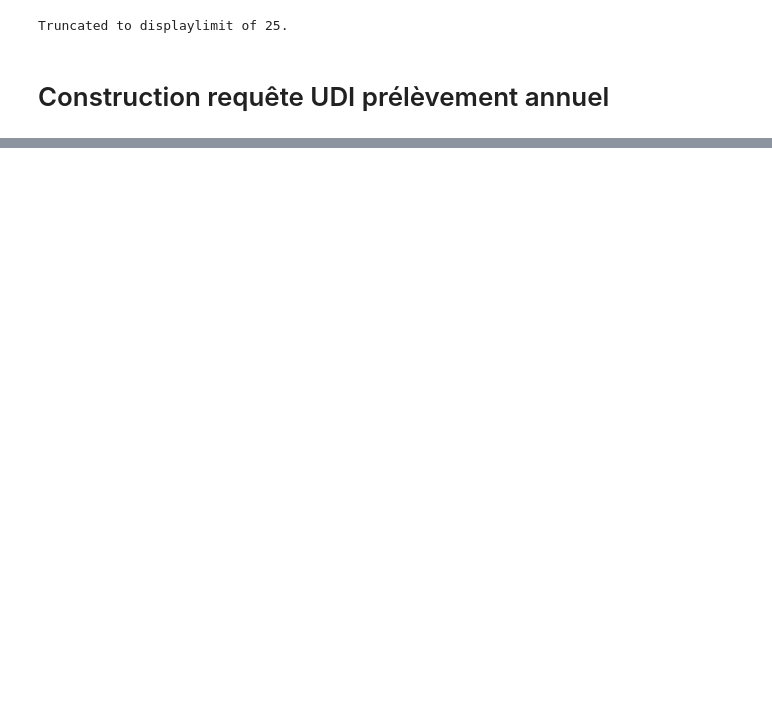
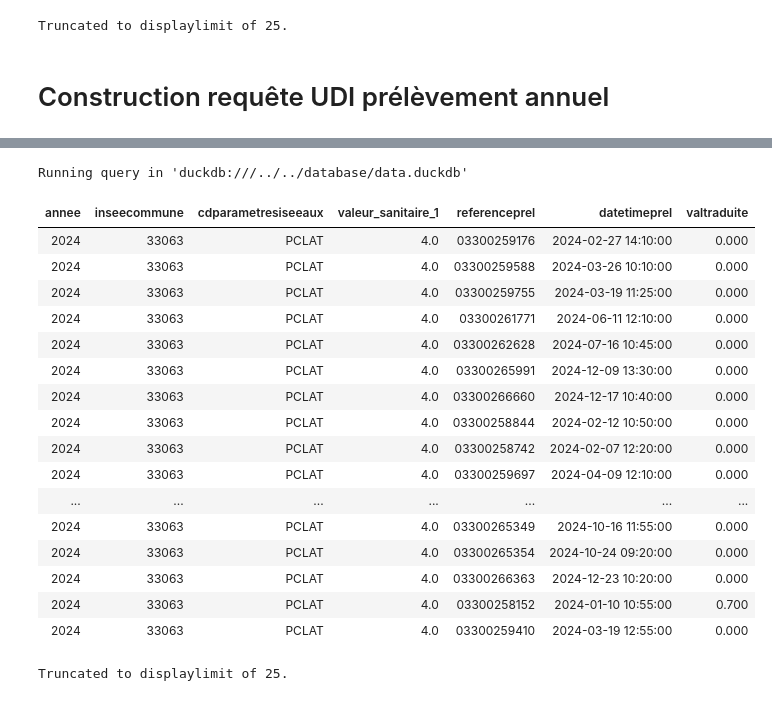
Before and after one commit to dataforgoodfr/13_pollution_eau, a Jupyter notebook: analytics/notebooks/resultats_metaux_lourds.ipynb, the cells around one changed output, grey strips where cells are left out. Cells and saved outputs as stored; diff of their text form; code cells hidden in the pictures; blank space fills up the shorter version.

```diff
--- a/analytics/notebooks/resultats_metaux_lourds.ipynb
+++ b/analytics/notebooks/resultats_metaux_lourds.ipynb
@@ -683,0 +870,37 @@ Truncated to displaylimit of 25.
+# %%
+%%sql
+
+SELECT DISTINCT
+    de_partition AS annee,
+    inseecommune,
+    cdparametresiseeaux,
+    valeur_sanitaire_1,
+    referenceprel,
+    datetimeprel,
+    valtraduite,
+FROM
+    int__resultats_udi_communes
+WHERE
+    cdparametresiseeaux IN ('14DAN', 'PCLAT')
+    AND inseecommune = '33063'
+    and de_partition = 2024
+# %% [output]
+Running query in 'duckdb:///../../database/data.duckdb'
+| annee | inseecommune | cdparametresiseeaux | valeur_sanitaire_1 | referenceprel | datetimeprel | valtraduite |
+| 2024 | 33063 | PCLAT | 4.0 | 03300259176 | 2024-02-27 14:10:00 | 0.000 |
+| 2024 | 33063 | PCLAT | 4.0 | 03300259588 | 2024-03-26 10:10:00 | 0.000 |
+| 2024 | 33063 | PCLAT | 4.0 | 03300259755 | 2024-03-19 11:25:00 | 0.000 |
+| 2024 | 33063 | PCLAT | 4.0 | 03300261771 | 2024-06-11 12:10:00 | 0.000 |
+| 2024 | 33063 | PCLAT | 4.0 | 03300262628 | 2024-07-16 10:45:00 | 0.000 |
+| 2024 | 33063 | PCLAT | 4.0 | 03300265991 | 2024-12-09 13:30:00 | 0.000 |
+| 2024 | 33063 | PCLAT | 4.0 | 03300266660 | 2024-12-17 10:40:00 | 0.000 |
+| 2024 | 33063 | PCLAT | 4.0 | 03300258844 | 2024-02-12 10:50:00 | 0.000 |
+| 2024 | 33063 | PCLAT | 4.0 | 03300258742 | 2024-02-07 12:20:00 | 0.000 |
+| 2024 | 33063 | PCLAT | 4.0 | 03300259697 | 2024-04-09 12:10:00 | 0.000 |
+| ... | ... | ... | ... | ... | ... | ... |
+| 2024 | 33063 | PCLAT | 4.0 | 03300265349 | 2024-10-16 11:55:00 | 0.000 |
+| 2024 | 33063 | PCLAT | 4.0 | 03300265354 | 2024-10-24 09:20:00 | 0.000 |
+| 2024 | 33063 | PCLAT | 4.0 | 03300266363 | 2024-12-23 10:20:00 | 0.000 |
+| 2024 | 33063 | PCLAT | 4.0 | 03300258152 | 2024-01-10 10:55:00 | 0.700 |
+| 2024 | 33063 | PCLAT | 4.0 | 03300259410 | 2024-03-19 12:55:00 | 0.000 |
+Truncated to displaylimit of 25.
```
Also changed, not shown: parts of 11 cells of this notebook, 1 other file.
